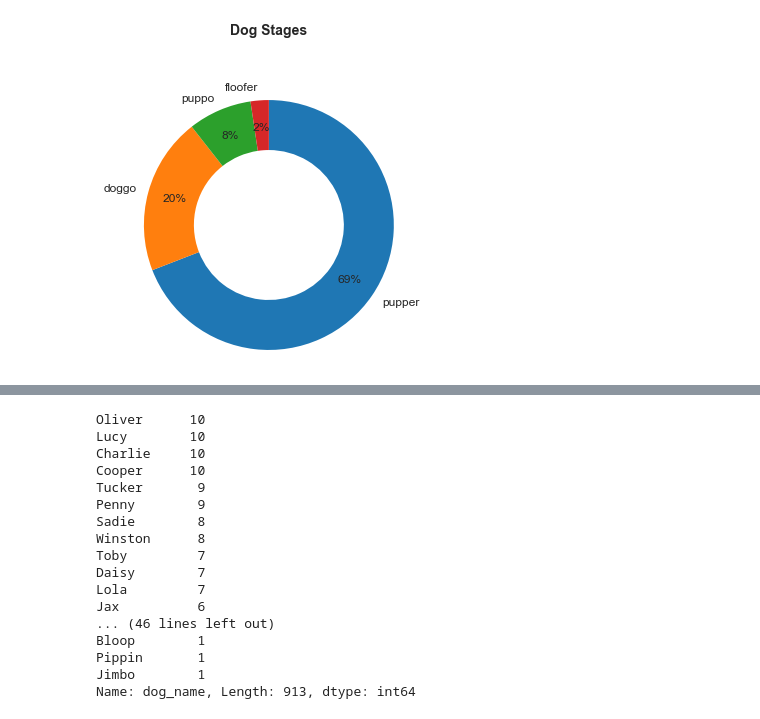
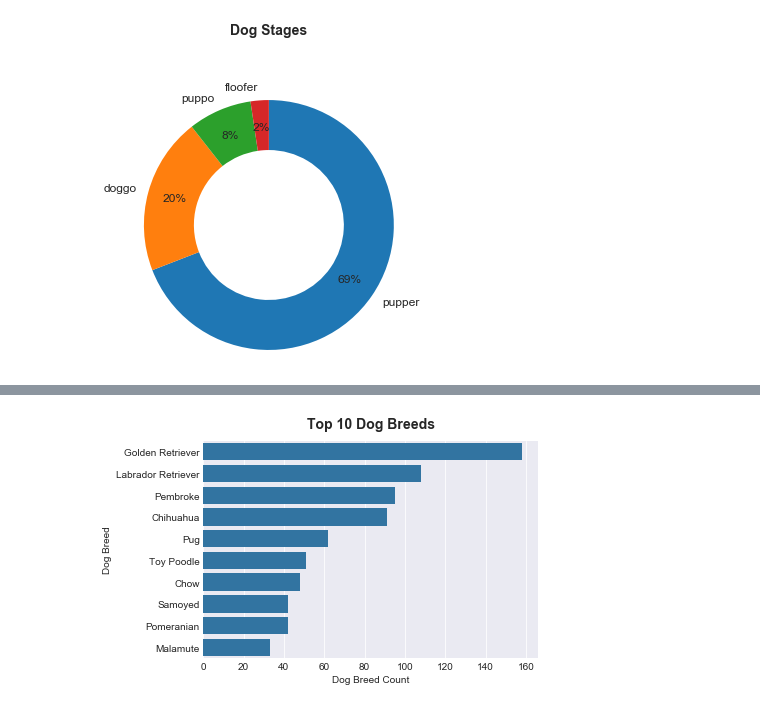
Before and after one commit to mattzajac/DAND-Project_3, a Jupyter notebook: act_report.ipynb, the cells around one changed output, grey strips where cells are left out. Saved outputs shown, nothing was run; the diff lists cells and outputs as text; code cells hidden in the pictures.

Commit message:
Dog Breed Bar Chart

```diff
--- a/act_report.ipynb
+++ b/act_report.ipynb
@@ -93,20 +94,10 @@ plt.ylabel('Dog Names');
-# %%
-df.dog_name.value_counts()
-# %% [output]
-Oliver      10
-Lucy        10
-Charlie     10
-Cooper      10
-Tucker       9
-Penny        9
-Sadie        8
-Winston      8
-Toby         7
-Daisy        7
-Lola         7
-Jax          6
-... (46 lines left out)
-Bloop        1
-Pippin       1
-Jimbo        1
-Name: dog_name, Length: 913, dtype: int64
+# %%
+# code for Top10 Dog Breeds bar chart
+sns.countplot(data=df, y=df.prediction_breed, order=df.prediction_breed.value_counts().iloc[:10].index,
+            color = basic_color);
+
+plt.title('Top 10 Dog Breeds', y=1.03, fontdict={'fontsize': 14, 'fontweight' : 'semibold'})
+plt.xlabel('Dog Breed Count')
+plt.ylabel('Dog Breed');
+# %% [output]
+[figure, added]
```
Also changed, not shown: parts of 2 cells of this notebook.
